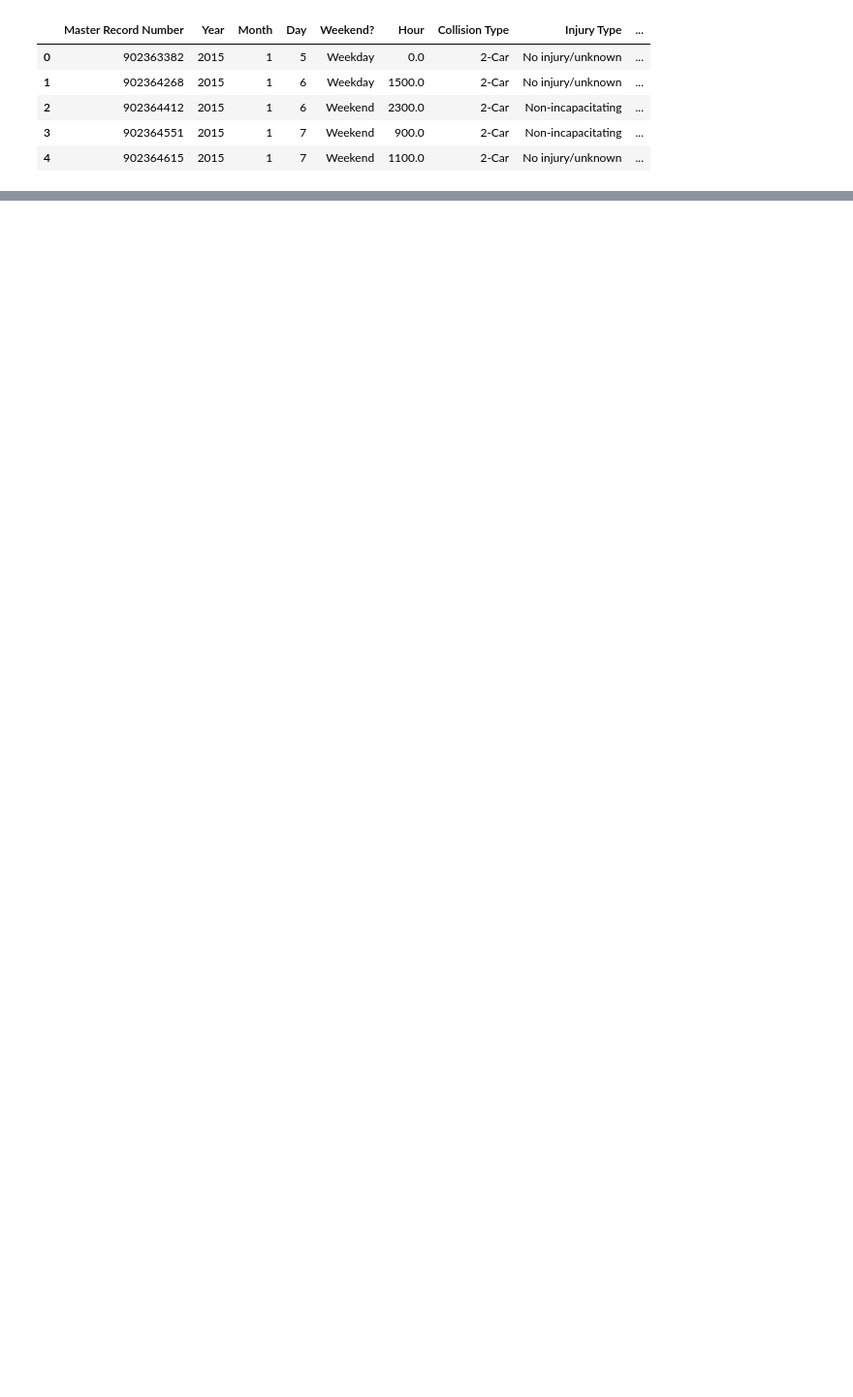
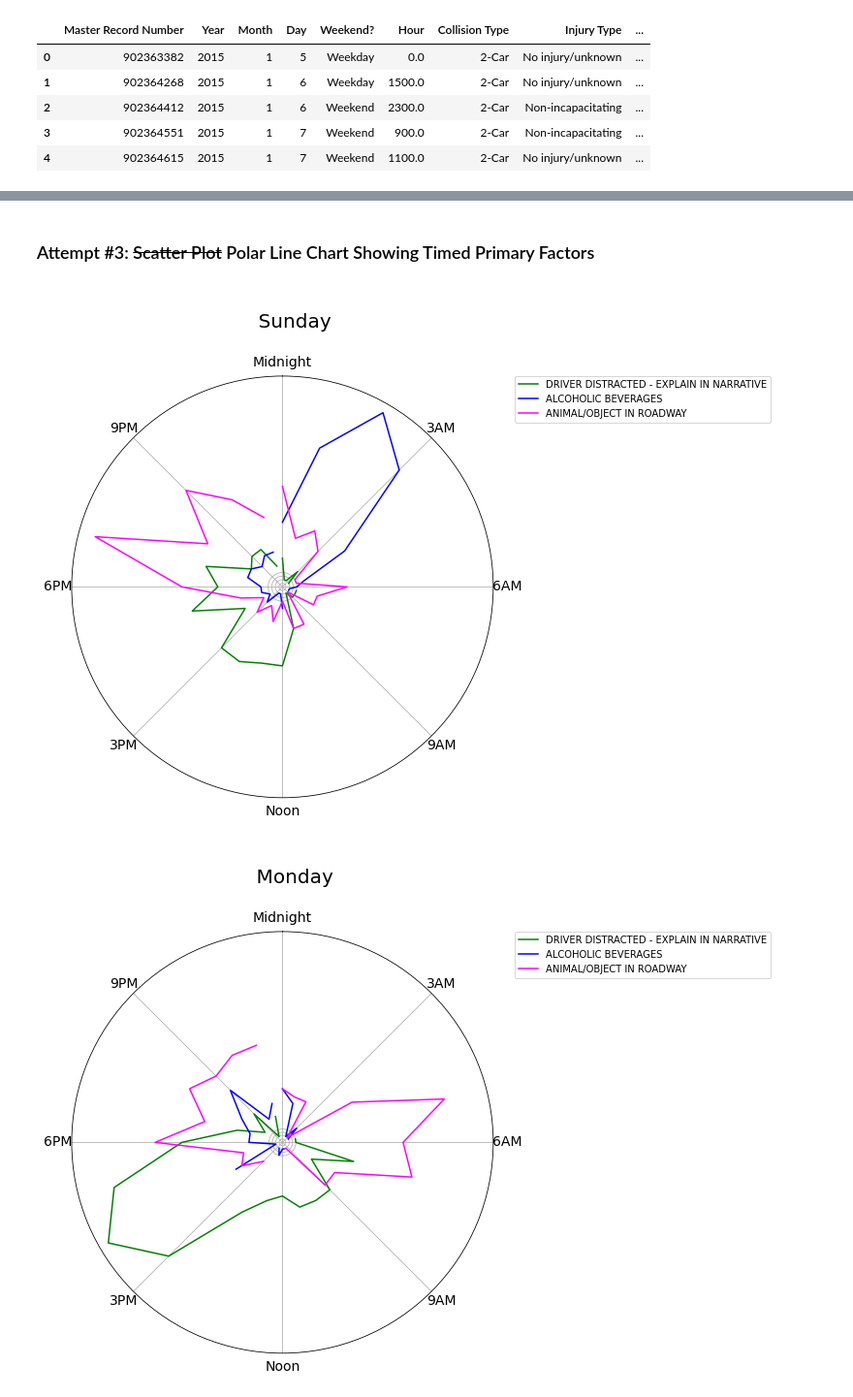
Before and after one commit to Kylee-Grant/Project-1, a Jupyter notebook: kylee_charts.ipynb, the cells around one changed output, grey strips where cells are left out. Shown at 97% size. Drawn from its saved outputs; the diff is of its cells as text; code cells hidden in the pictures; blank space fills up the shorter version.

Commit message:
uploading Tuesday/Thursday work

```diff
--- a/kylee_charts.ipynb
+++ b/kylee_charts.ipynb
@@ -231,16 +204,62 @@ plt.show()
-# %%
-# Needs configuring: https://developers.google.com/analytics/devguides/config/mgmt/v3/limits-quotas#:~:text=50%2C000%20requests%20per%20project%20per,a%20maximum%20value%20of%201%2C000.
-# gkey will need to be in a config document
-
-df_2015 = df.loc[df["Year"] == 2015, ['Latitude', 'Longitude']] # just pulling 2015
-df_2015 = df_2015[0:25] # just pulling the first 25 as NaNs, 0, and 1 will give us issues.
-
-# Create a map using state centroid coordinates to set markers
-marker_locations = df_2015[['Latitude', 'Longitude']]
-
-# Create a marker_layer, probably can use primary factor for info_box_content=[f"Primary Factor: {factor}" for factor in primary_factors]...primary_factors = primary_factors["Primary Factor"].tolist()
-# Note that this will be need to be edited to properly match onto the lat/long, depending on the subsection we use.
-fig = gmaps.figure()
-markers = gmaps.marker_layer(marker_locations)
-fig.add_layer(markers)
-fig
+# %% [markdown]
+### Attempt #3: ~~Scatter Plot~~ Polar Line Chart Showing Timed Primary Factors
+# %%
+# Setting aside items to be iterated through
+days = [1, 2, 3, 4, 5, 6, 7]
+day_labels = ["Sunday", "Monday", "Tuesday", "Wednesday", "Thursday", "Friday", "Saturday"]
+day_index = 0
+factors2 = ["DRIVER DISTRACTED - EXPLAIN IN NARRATIVE", "ALCOHOLIC BEVERAGES", "ANIMAL/OBJECT IN ROADWAY"]
+colors = ["green", "blue", "magenta"] # https://matplotlib.org/3.1.0/gallery/color/named_colors.html
+
+# Creating a dataframe that will be merged to avoid dropping NaN values
+hours = df["Hour"].unique()
+hours.sort()
+hours_df = pd.DataFrame(hours)
+hours_df.rename(columns={0: "index"}, inplace=True)
+
+# Initiating loop to produce 7 different graphs for the days
+for day in days:
+    i = 0
+    fig = plt.figure() # initiate a new figure
+    day_df = df.loc[df["Day"] == day]
+
+    # Initiating loop to map the multiple primary factos at play
+    for factor in factors2:
+        # Organizing info for r
+        factor_df = day_df.loc[day_df["Primary Factor"] == factor, ["Hour", "Master Record Number"]]
+        accidents_count_df = pd.DataFrame(factor_df["Hour"].value_counts()).reset_index()
+        hour_accidents_df = pd.merge(hours_df, accidents_count_df, how="left", on="index")
+
+        # Setting theta and r
+        theta = (np.arange(0,2400,step=100)/2400) * 360 * (math.pi/180) # convert to radians manually, where midnight is 0 degrees
+        r = hour_accidents_df["Hour"]
+
+        # Plot the line
+        ax = fig.add_subplot(111, projection='polar')
+        ax.plot(theta, r, c=colors[i], label=factor)
+        ax.grid(True)
+        i += 1
+
+    # Labeling the plot
+    ax.set_yticklabels([])
+    ax.grid(True)
+    ax.set_xticklabels(['Midnight', '3AM', '6AM', '9AM', 'Noon', '3PM', '6PM', '9PM'], fontsize=14)
+    ax.set_theta_zero_location("N")  # theta=0 at the top, https://stackoverflow.com/questions/49805975/how-do-you-reverse-the-axis-and-set-the-zero-position-for-a-polar-plot-in-matplo
+    ax.set_theta_direction(-1)  # theta increasing clockwise
+    ax.set_rticks([0.5, 1, 1.5, 2])  # Less radial ticks
+    ax.set_rlabel_position(-22.5)  # Move radial labels away from plotted line
+
+    # Fixing legend
+    leg = plt.legend(bbox_to_anchor=(1.05, 1), loc='upper left', borderaxespad=0.)
+    for lh in leg.legendHandles:
+        lh.set_alpha(1) # increasing opacity for the legend, https://stackoverflow.com/questions/12848808/set-legend-symbol-opacity-with-matplotlib
+    # Finishing with a dynamic title
+    plt.title(f"""
+    {day_labels[day_index]}
+    """, fontsize=20)
+    day_index += 1
+
+plt.show()
+# %% [output]
+[figure, added]
+[figure, added]
```
Also changed, not shown: parts of 18 cells of this notebook.
